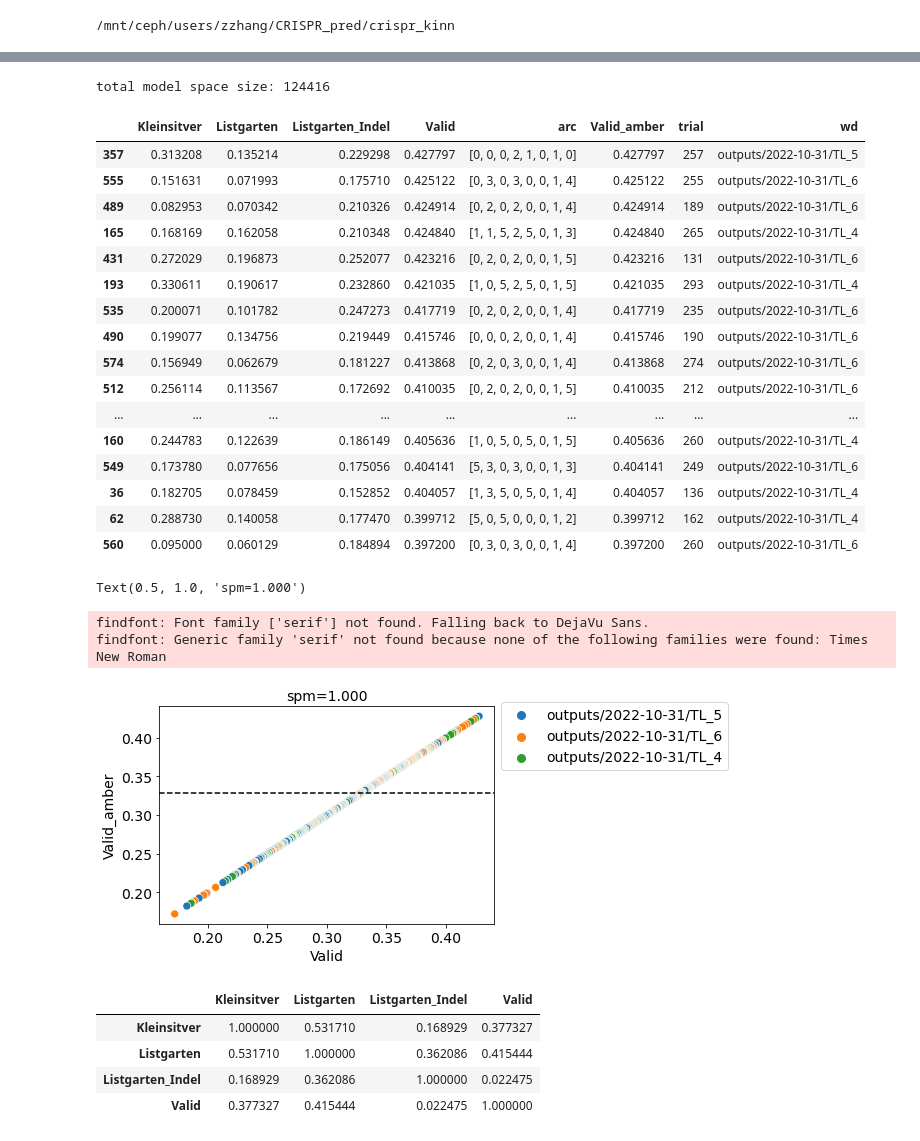
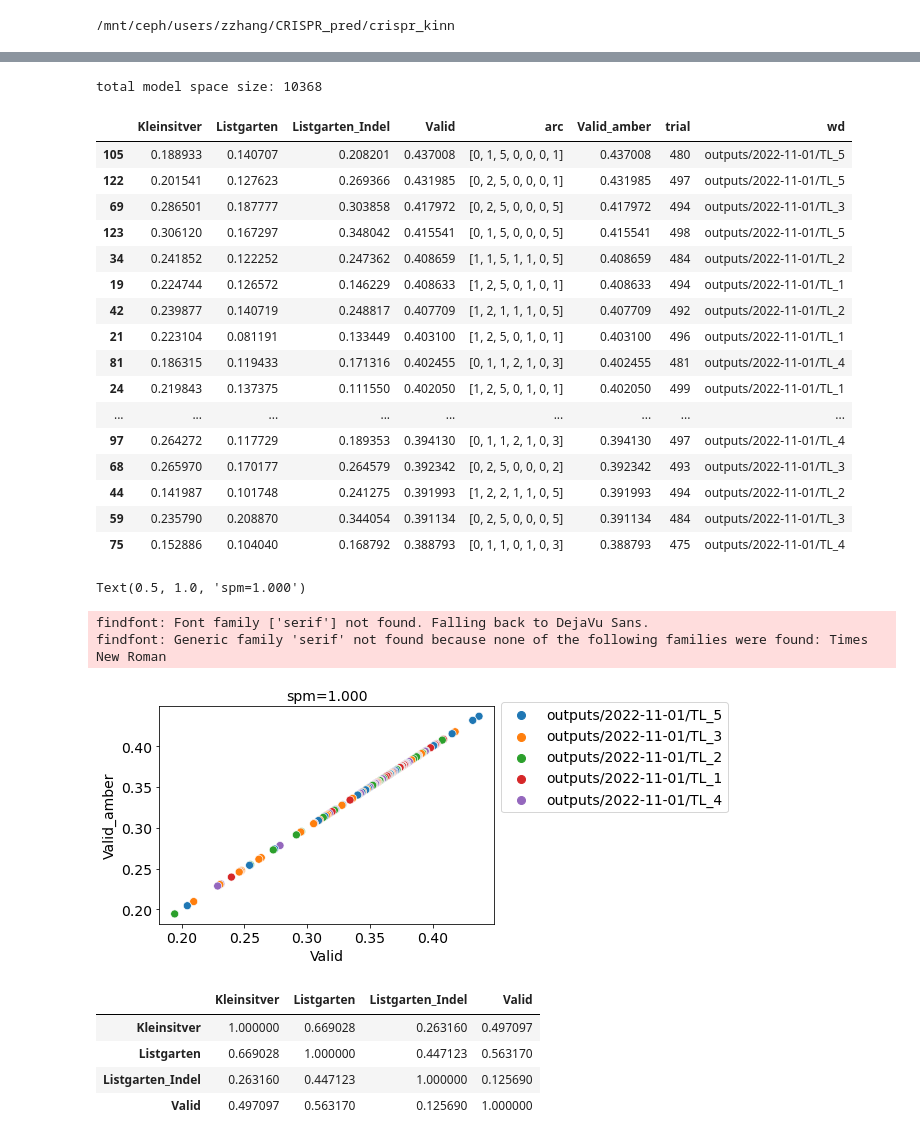
Before and after one commit to zj-zhang/Elektrum, a Jupyter notebook: notebooks/11-TL_model_analysis-Valid_v_Test.ipynb, the cells around one changed output, grey strips where cells are left out. Cells and saved outputs as stored; diff of their text form; code cells hidden in the pictures.

Commit message:
Finalized TL models output/2022-11-01

```diff
--- a/notebooks/11-TL_model_analysis-Valid_v_Test.ipynb
+++ b/notebooks/11-TL_model_analysis-Valid_v_Test.ipynb
@@ -26,6 +28,6 @@ with h5py.File("./data/inVivoData.newValidSplit.h5", "r") as store:
     t3 = store["test/Listgarten_indel/x"][()], store["test/Listgarten_indel/y"][()]
     valid_data = store["valid/x"][()], store["valid/y"][()]
 # %%
-target_wds = [f"outputs/2022-10-31/TL_{i}" for i in range(4,7)]
+target_wds = [f"outputs/2022-11-01/TL_{i}" for i in (1,2,3,4,5)]
 target_wds
 # %% [output]
@@ -166,13 +173,16 @@ amb.model_space = model_space
 # %%
 print("total model space size: %i"%np.prod([len(x) for x in amb.model_space]))
 # %% [output]
-total model space size: 124416
+total model space size: 10368
 # %%
 bm_df = []
-n_tail = 200
+n_tail = 25
 for target_wd in target_wds:
     train_hist = pd.read_table(os.path.join(target_wd, "train_history.csv"), sep=",", header=None)
+    # we take the last n_tail arcs from amber search because amber accounts for arc variances
     for i in tqdm(train_hist.tail(n_tail).index):
+    # we don't sort train_hist by valid b/c its prone to random init, instead of good arcs
+    #for i in tqdm(train_hist.sort_values(2).tail(n_tail).index):
         trial_id = train_hist.loc[i, 0]
         arc_seq = train_hist.loc[i, 3:].tolist()
         #print(i, trial_id, arc_seq)
@@ -192,40 +202,39 @@ bm_df = bm_df.sort_values('Valid', ascending=False)
 bm_df.head(20)
 # %% [output]
 |  | Kleinsitver | Listgarten | Listgarten_Indel | Valid | arc | Valid_amber | trial | wd |
-| 357 | 0.313208 | 0.135214 | 0.229298 | 0.427797 | [0, 0, 0, 2, 1, 0, 1, 0] | 0.427797 | 257 | outputs/2022-10-31/TL_5 |
-| 555 | 0.151631 | 0.071993 | 0.175710 | 0.425122 | [0, 3, 0, 3, 0, 0, 1, 4] | 0.425122 | 255 | outputs/2022-10-31/TL_6 |
-| 489 | 0.082953 | 0.070342 | 0.210326 | 0.424914 | [0, 2, 0, 2, 0, 0, 1, 4] | 0.424914 | 189 | outputs/2022-10-31/TL_6 |
-| 165 | 0.168169 | 0.162058 | 0.210348 | 0.424840 | [1, 1, 5, 2, 5, 0, 1, 3] | 0.424840 | 265 | outputs/2022-10-31/TL_4 |
-| 431 | 0.272029 | 0.196873 | 0.252077 | 0.423216 | [0, 2, 0, 2, 0, 0, 1, 5] | 0.423216 | 131 | outputs/2022-10-31/TL_6 |
-| 193 | 0.330611 | 0.190617 | 0.232860 | 0.421035 | [1, 0, 5, 2, 5, 0, 1, 5] | 0.421035 | 293 | outputs/2022-10-31/TL_4 |
-| 535 | 0.200071 | 0.101782 | 0.247273 | 0.417719 | [0, 2, 0, 2, 0, 0, 1, 4] | 0.417719 | 235 | outputs/2022-10-31/TL_6 |
-| 490 | 0.199077 | 0.134756 | 0.219449 | 0.415746 | [0, 0, 0, 2, 0, 0, 1, 4] | 0.415746 | 190 | outputs/2022-10-31/TL_6 |
-| 574 | 0.156949 | 0.062679 | 0.181227 | 0.413868 | [0, 2, 0, 3, 0, 0, 1, 4] | 0.413868 | 274 | outputs/2022-10-31/TL_6 |
-| 512 | 0.256114 | 0.113567 | 0.172692 | 0.410035 | [0, 2, 0, 2, 0, 0, 1, 5] | 0.410035 | 212 | outputs/2022-10-31/TL_6 |
+| 105 | 0.188933 | 0.140707 | 0.208201 | 0.437008 | [0, 1, 5, 0, 0, 0, 1] | 0.437008 | 480 | outputs/2022-11-01/TL_5 |
+| 122 | 0.201541 | 0.127623 | 0.269366 | 0.431985 | [0, 2, 5, 0, 0, 0, 1] | 0.431985 | 497 | outputs/2022-11-01/TL_5 |
+| 69 | 0.286501 | 0.187777 | 0.303858 | 0.417972 | [0, 2, 5, 0, 0, 0, 5] | 0.417972 | 494 | outputs/2022-11-01/TL_3 |
+| 123 | 0.306120 | 0.167297 | 0.348042 | 0.415541 | [0, 1, 5, 0, 0, 0, 5] | 0.415541 | 498 | outputs/2022-11-01/TL_5 |
+| 34 | 0.241852 | 0.122252 | 0.247362 | 0.408659 | [1, 1, 5, 1, 1, 0, 5] | 0.408659 | 484 | outputs/2022-11-01/TL_2 |
+| 19 | 0.224744 | 0.126572 | 0.146229 | 0.408633 | [1, 2, 5, 0, 1, 0, 1] | 0.408633 | 494 | outputs/2022-11-01/TL_1 |
+| 42 | 0.239877 | 0.140719 | 0.248817 | 0.407709 | [1, 2, 1, 1, 1, 0, 5] | 0.407709 | 492 | outputs/2022-11-01/TL_2 |
+| 21 | 0.223104 | 0.081191 | 0.133449 | 0.403100 | [1, 2, 5, 0, 1, 0, 1] | 0.403100 | 496 | outputs/2022-11-01/TL_1 |
+| 81 | 0.186315 | 0.119433 | 0.171316 | 0.402455 | [0, 1, 1, 2, 1, 0, 3] | 0.402455 | 481 | outputs/2022-11-01/TL_4 |
+| 24 | 0.219843 | 0.137375 | 0.111550 | 0.402050 | [1, 2, 5, 0, 1, 0, 1] | 0.402050 | 499 | outputs/2022-11-01/TL_1 |
 | ... | ... | ... | ... | ... | ... | ... | ... | ... |
-| 160 | 0.244783 | 0.122639 | 0.186149 | 0.405636 | [1, 0, 5, 0, 5, 0, 1, 5] | 0.405636 | 260 | outputs/2022-10-31/TL_4 |
-| 549 | 0.173780 | 0.077656 | 0.175056 | 0.404141 | [5, 3, 0, 3, 0, 0, 1, 3] | 0.404141 | 249 | outputs/2022-10-31/TL_6 |
-| 36 | 0.182705 | 0.078459 | 0.152852 | 0.404057 | [1, 3, 5, 0, 5, 0, 1, 4] | 0.404057 | 136 | outputs/2022-10-31/TL_4 |
-| 62 | 0.288730 | 0.140058 | 0.177470 | 0.399712 | [5, 0, 5, 0, 0, 0, 1, 2] | 0.399712 | 162 | outputs/2022-10-31/TL_4 |
-| 560 | 0.095000 | 0.060129 | 0.184894 | 0.397200 | [0, 3, 0, 3, 0, 0, 1, 4] | 0.397200 | 260 | outputs/2022-10-31/TL_6 |
+| 97 | 0.264272 | 0.117729 | 0.189353 | 0.394130 | [0, 1, 1, 2, 1, 0, 3] | 0.394130 | 497 | outputs/2022-11-01/TL_4 |
+| 68 | 0.265970 | 0.170177 | 0.264579 | 0.392342 | [0, 2, 5, 0, 0, 0, 2] | 0.392342 | 493 | outputs/2022-11-01/TL_3 |
+| 44 | 0.141987 | 0.101748 | 0.241275 | 0.391993 | [1, 2, 2, 1, 1, 0, 5] | 0.391993 | 494 | outputs/2022-11-01/TL_2 |
+| 59 | 0.235790 | 0.208870 | 0.344054 | 0.391134 | [0, 2, 5, 0, 0, 0, 5] | 0.391134 | 484 | outputs/2022-11-01/TL_3 |
+| 75 | 0.152886 | 0.104040 | 0.168792 | 0.388793 | [0, 1, 1, 0, 1, 0, 3] | 0.388793 | 475 | outputs/2022-11-01/TL_4 |
 # %%
 ax = sns.scatterplot(x='Valid', y='Valid_amber', data=bm_df, hue='wd')
 ax.legend(loc='upper left', bbox_to_anchor=(1,1.05))
-ax.axhline(y=0.329, ls='--', color='k')
 ax.set_title("spm=%.3f"%ss.spearmanr(bm_df['Valid'], bm_df['Valid_amber']).correlation)
 # %% [output]
 Text(0.5, 1.0, 'spm=1.000')
 findfont: Font family ['serif'] not found. Falling back to DejaVu Sans.
 findfont: Generic family 'serif' not found because none of the following families were found: Times New Roman
-[figure, old version]
+[figure, new version]
 # %%
 bm_df[['Kleinsitver', 'Listgarten', 'Listgarten_Indel', 'Valid']].corr()
 # %% [output]
 |  | Kleinsitver | Listgarten | Listgarten_Indel | Valid |
-| Kleinsitver | 1.000000 | 0.531710 | 0.168929 | 0.377327 |
-| Listgarten | 0.531710 | 1.000000 | 0.362086 | 0.415444 |
-| Listgarten_Indel | 0.168929 | 0.362086 | 1.000000 | 0.022475 |
-| Valid | 0.377327 | 0.415444 | 0.022475 | 1.000000 |
+| Kleinsitver | 1.000000 | 0.669028 | 0.263160 | 0.497097 |
+| Listgarten | 0.669028 | 1.000000 | 0.447123 | 0.563170 |
+| Listgarten_Indel | 0.263160 | 0.447123 | 1.000000 | 0.125690 |
+| Valid | 0.497097 | 0.563170 | 0.125690 | 1.000000 |
 # %%
 ax = sns.scatterplot(x='Valid', y='Kleinsitver', data=bm_df, hue='wd')
 ax.legend(loc='upper left', bbox_to_anchor=(1,1.05))
```
Also changed, not shown: parts of 22 cells of this notebook, 3 other files.
